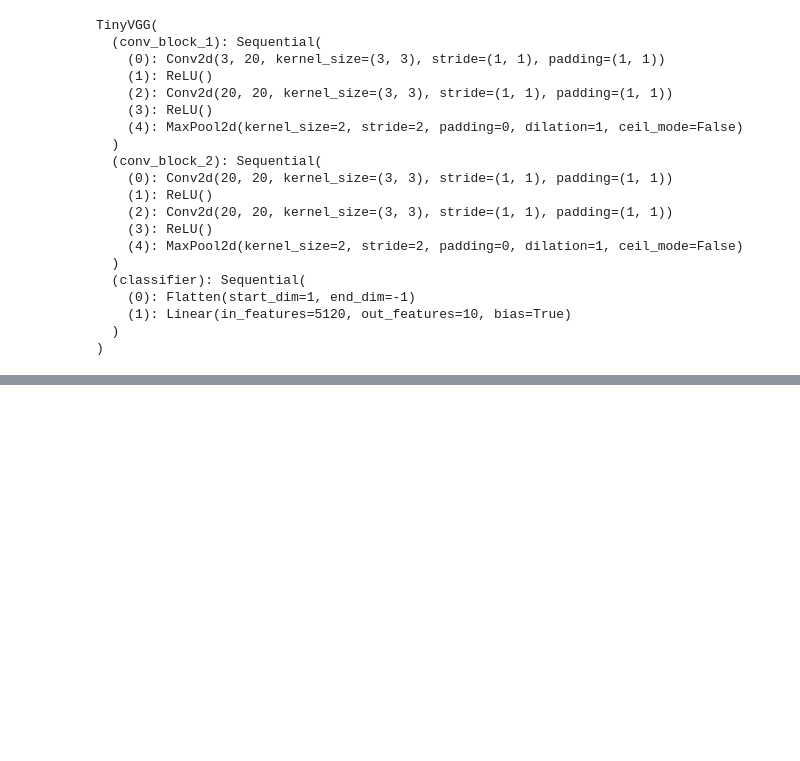
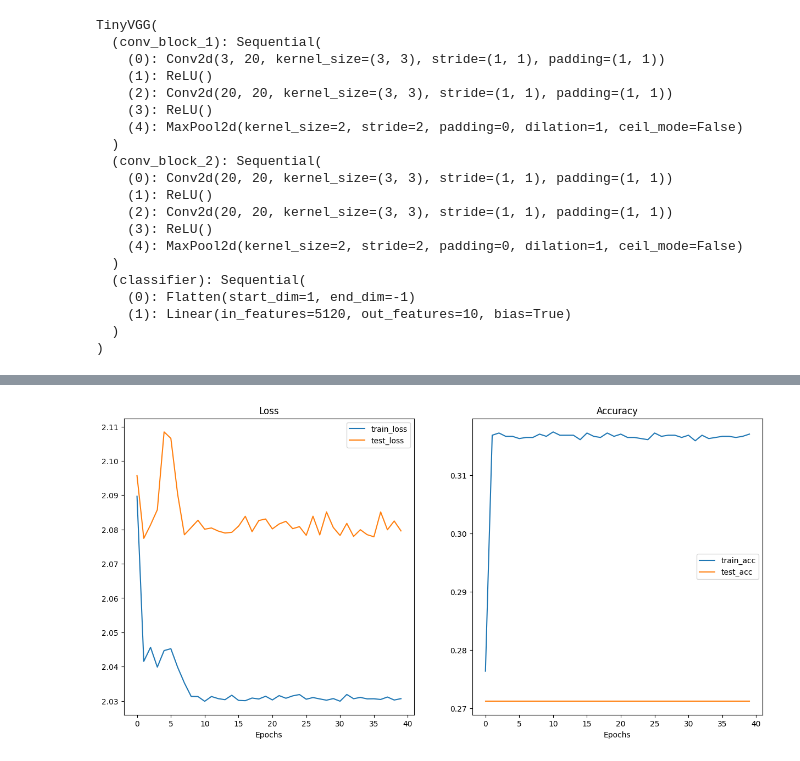
Before and after one commit to GreenEnder1/Abstract-Pictionary, a Jupyter notebook: model/tinyvgg_test2.ipynb, the cells around one changed output, grey strips where cells are left out. Saved outputs shown, nothing was run; the diff lists cells and outputs as text; code cells hidden in the pictures; blank space fills up the shorter version.

Commit message:
code for making model_1

```diff
--- a/model/tinyvgg_test2.ipynb
+++ b/model/tinyvgg_test2.ipynb
@@ -930,0 +940,4 @@ fig, ax = plot_confusion_matrix(
+# %%
+plot_loss_curve(model_1_results)
+# %% [output]
+[figure, added]
```
Also changed, not shown: parts of 3 cells of this notebook.
